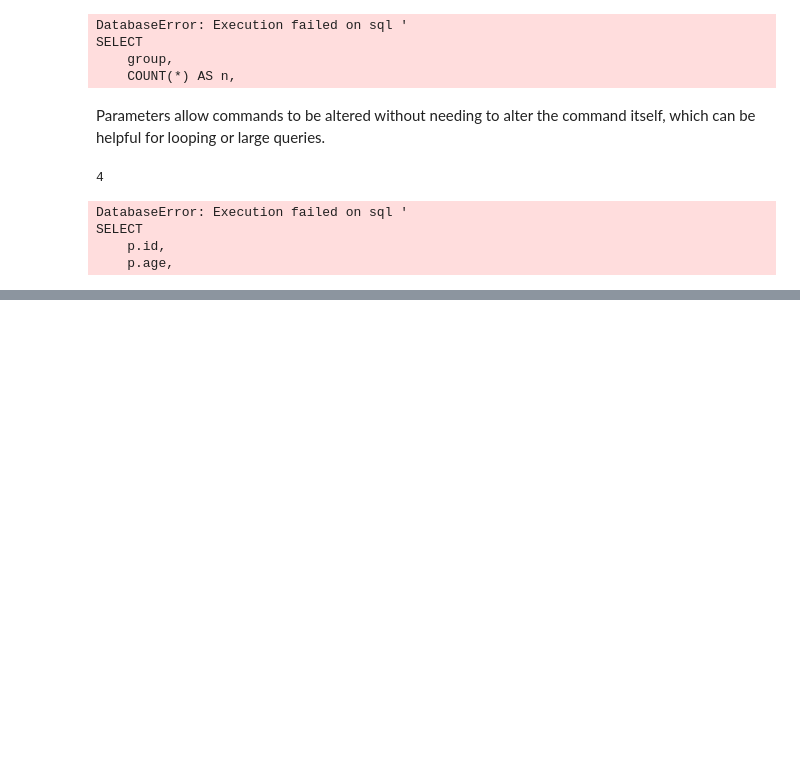
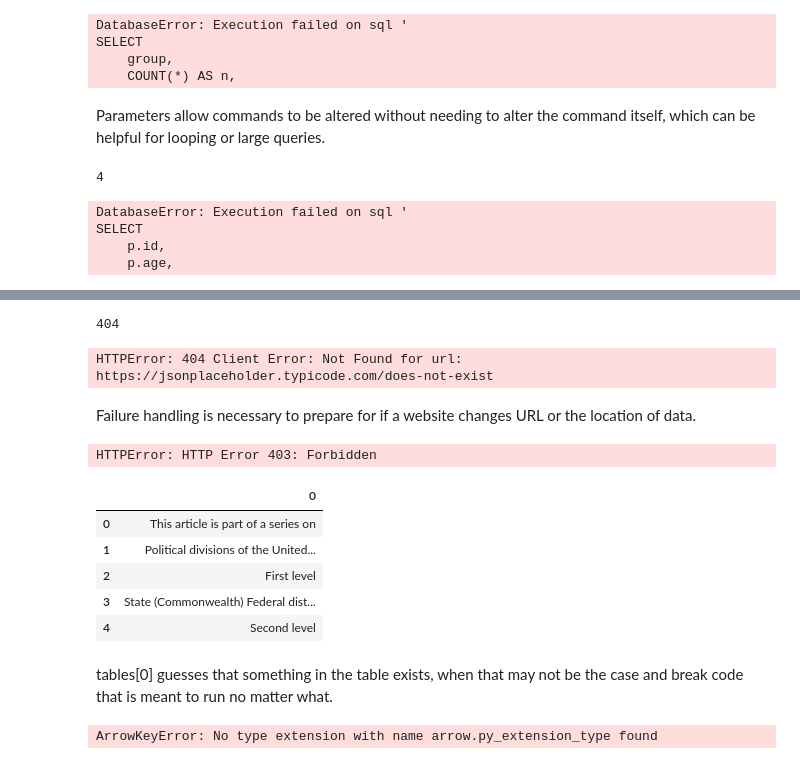
Before and after one commit to iris-robedeaux/STA-556-Student-Work, a Jupyter notebook: notebooks/week05_external_data.ipynb, the cells around one changed output, grey strips where cells are left out. Drawn from its saved outputs; the diff is of its cells as text; code cells hidden in the pictures; blank space fills up the shorter version.

```diff
--- a/notebooks/week05_external_data.ipynb
+++ b/notebooks/week05_external_data.ipynb
@@ -307,0 +426,30 @@ SELECT
+# %%
+bad_response.status_code
+# %% [output]
+404
+# %%
+bad_response.raise_for_status()
+# %% [output]
+HTTPError: 404 Client Error: Not Found for url: https://jsonplaceholder.typicode.com/does-not-exist
+# %% [markdown]
+Failure handling is necessary to prepare for if a website changes URL or the location of data.
+# %%
+url = (
+    "https://en.wikipedia.org/wiki/"
+    "List_of_states_and_territories_"
+    "of_the_United_States"
+)
+
+tables = pd.read_html(url)
+# %% [output]
+HTTPError: HTTP Error 403: Forbidden
+# %%
+len(tables)
+tables[0].head()
+# %% [output]
+|  | 0 |
+| 0 | This article is part of a series on |
+| 1 | Political divisions of the United... |
+| 2 | First level |
+| 3 | State (Commonwealth) Federal dist... |
+| 4 | Second level |
@@ -307,0 +463,2 @@ SELECT
+# %% [markdown]
+tables[0] guesses that something in the table exists, when that may not be the case and break code that is meant to run no matter what.
@@ -307,0 +474,11 @@ SELECT
+# %%
+parquet_path = Path(
+    "../" + str(PROCESSED_DIR) + "/users_processed.parquet"
+)
+
+users_flat.to_parquet(
+    parquet_path,
+    index=False
+)
+# %% [output]
+ArrowKeyError: No type extension with name arrow.py_extension_type found
```
Also changed, not shown: parts of 34 cells of this notebook.
